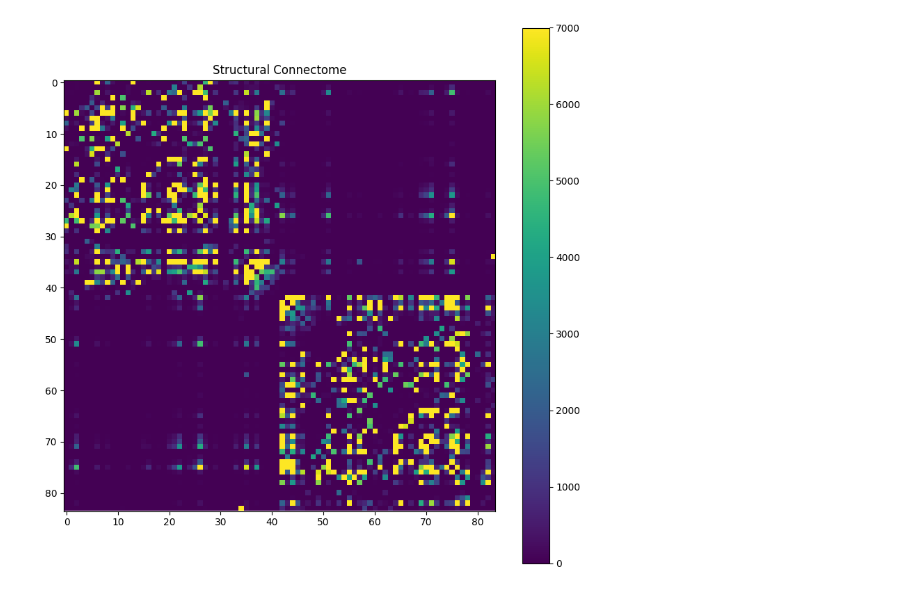
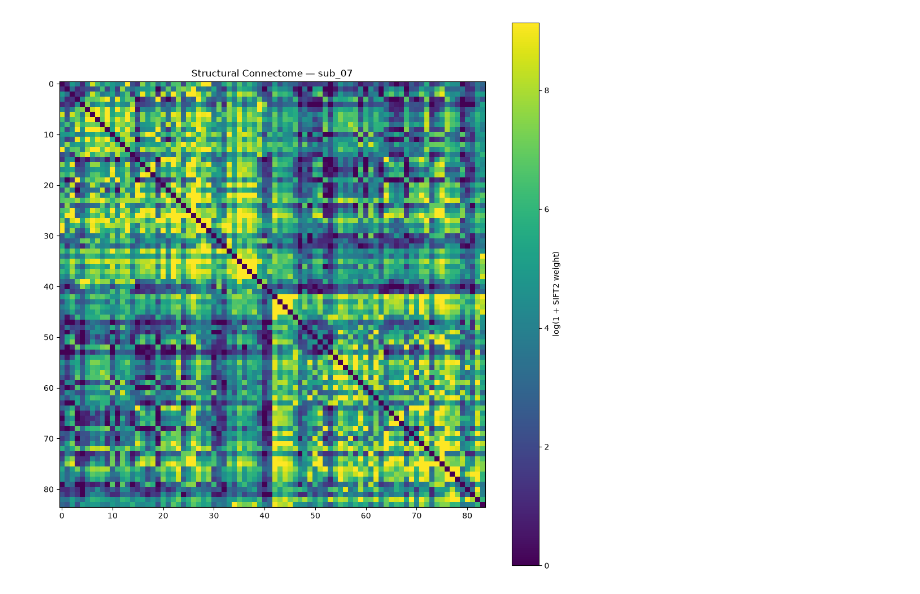
Before and after one commit to fatemeh-aliabbasi/neuroimaging-practice, a Jupyter notebook: scripts/connectome_plotting.ipynb, the cells around one changed output. Cells and saved outputs as stored; diff of their text form; code cells hidden in the pictures.

Commit message:
Fix connectome path and improve plot scaling

```diff
--- a/scripts/connectome_plotting.ipynb
+++ b/scripts/connectome_plotting.ipynb
@@ -5,7 +7,7 @@ import matplotlib.pyplot as plt
 # %%
 #defining the dk.csv files location
-subject = 'sub-03'
-dkcsv = '../subjects/sub-03/subject/dicoms/dk.csv'
+subject = 'sub_07'
+dkcsv = f'../derivative/{subject}/dk.csv'
 # %%
 # Load connectome matrix
 df = pd.read_csv(dkcsv, header=None)
@@ -14,13 +16,15 @@ df = pd.read_csv(dkcsv, header=None)
 matrix = df.to_numpy()
 # %%
 # Plot heatmap
+# Log-transform for better contrast, data-driven colormap range
+matrix_log = np.log1p(matrix)   # log(1 + x) handles zeros safely
+vmax = np.percentile(matrix_log[matrix_log > 0], 95)
+
 plt.figure(figsize=(10,10))
-plt.imshow(matrix, vmin=0, vmax=7000, cmap='viridis')
-
-plt.colorbar()
-
-plt.title("Structural Connectome")
-
+plt.imshow(matrix_log, vmin=0, vmax=vmax , cmap='viridis')
+plt.colorbar(label='log(1 + SIFT2 weight)')
+plt.title(f'Structural Connectome — {subject}')
+plt.tight_layout()
 plt.show()
 # %% [output]
-[figure, old version]
+[figure, new version]
```
Also changed, not shown: parts of 1 cell of this notebook.
